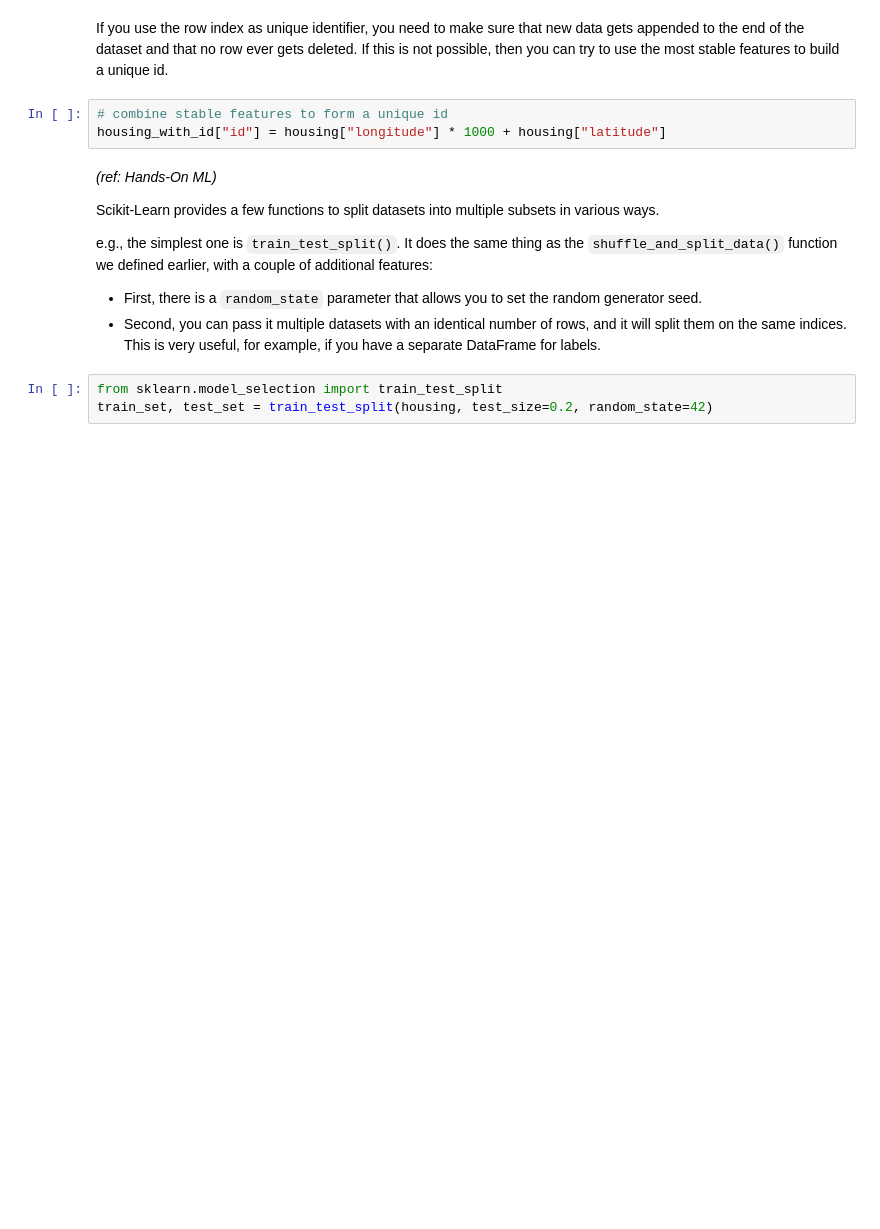
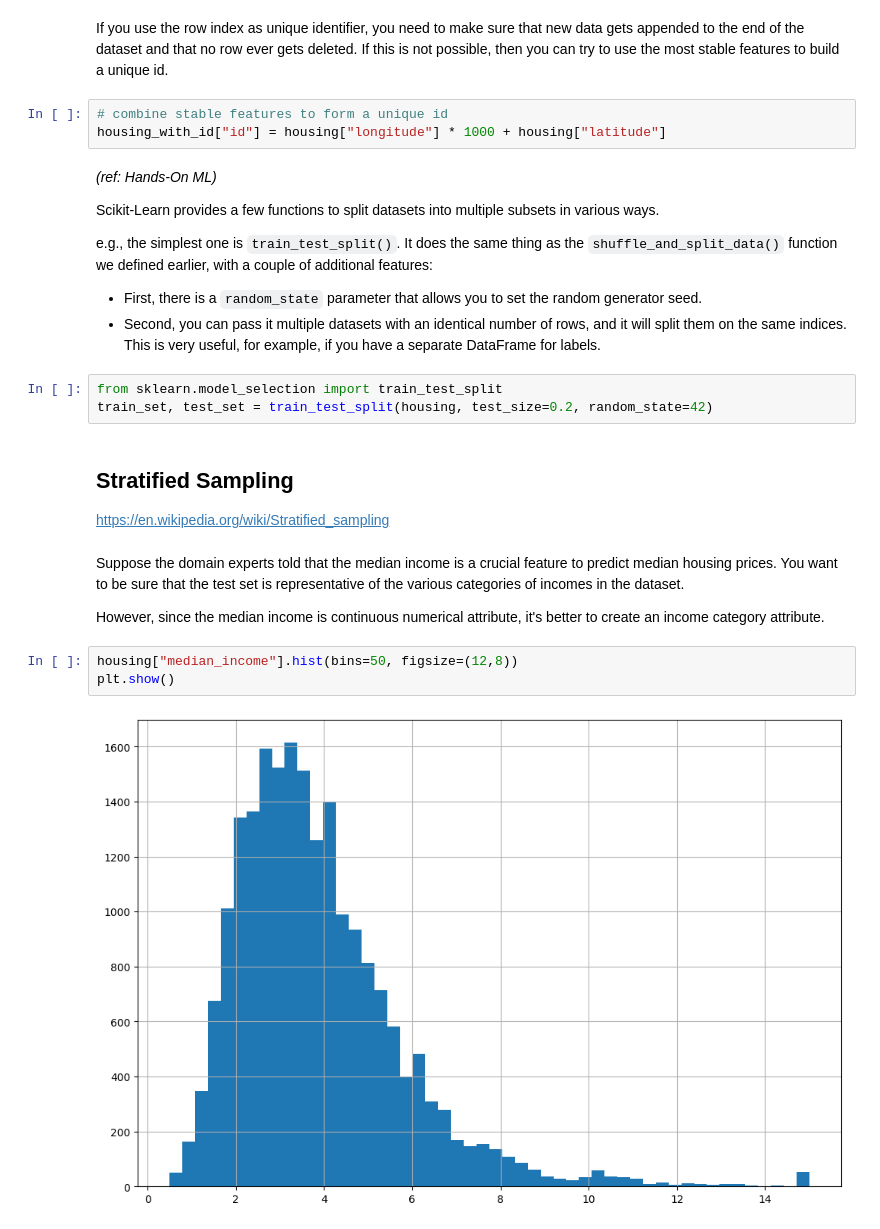
Before and after one commit to emredemirbas/regrespresso, a Jupyter notebook: regrespresso.ipynb, the cells around one changed output. Saved outputs shown, nothing was run; the diff lists cells and outputs as text; blank space fills up the shorter version.

Commit message:
Update regrespresso.ipynb
Train test split is done with Stratified Sampling.

```diff
--- a/regrespresso.ipynb
+++ b/regrespresso.ipynb
@@ -396,3 +394,15 @@ e.g., the simplest one is `train_test_split()`. It does the same thing as the `s
 # %%
 from sklearn.model_selection import train_test_split
 train_set, test_set = train_test_split(housing, test_size=0.2, random_state=42)
+# %% [markdown]
+## Stratified Sampling
+https://en.wikipedia.org/wiki/Stratified_sampling
+# %% [markdown]
+Suppose the domain experts told that the median income is a crucial feature to predict median housing prices. You want to be sure that the test set is representative of the various categories of incomes in the dataset.
+
+However, since the median income is continuous numerical attribute, it's better to create an income category attribute.
+# %%
+housing["median_income"].hist(bins=50, figsize=(12,8))
+plt.show()
+# %% [output]
+[figure, added]
```
Also changed, not shown: parts of 25 cells of this notebook.
